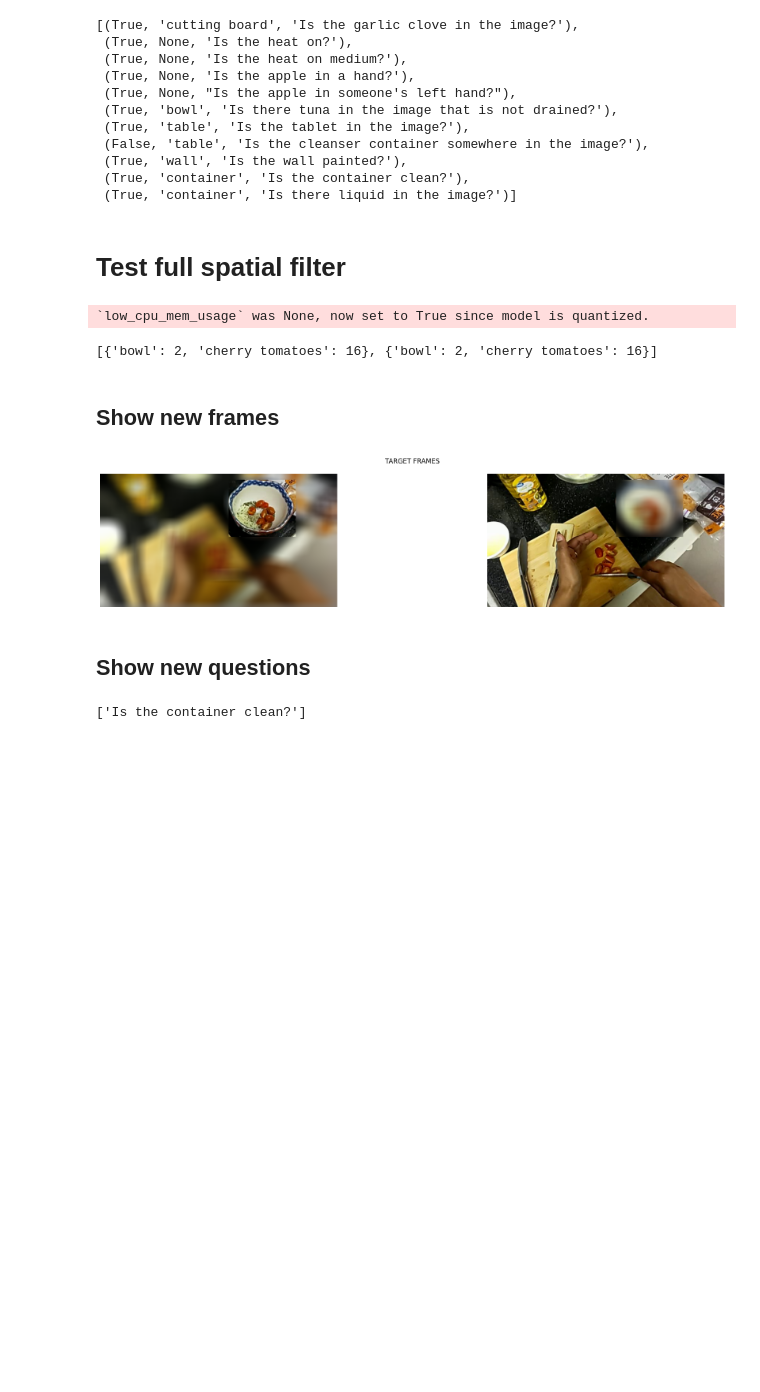
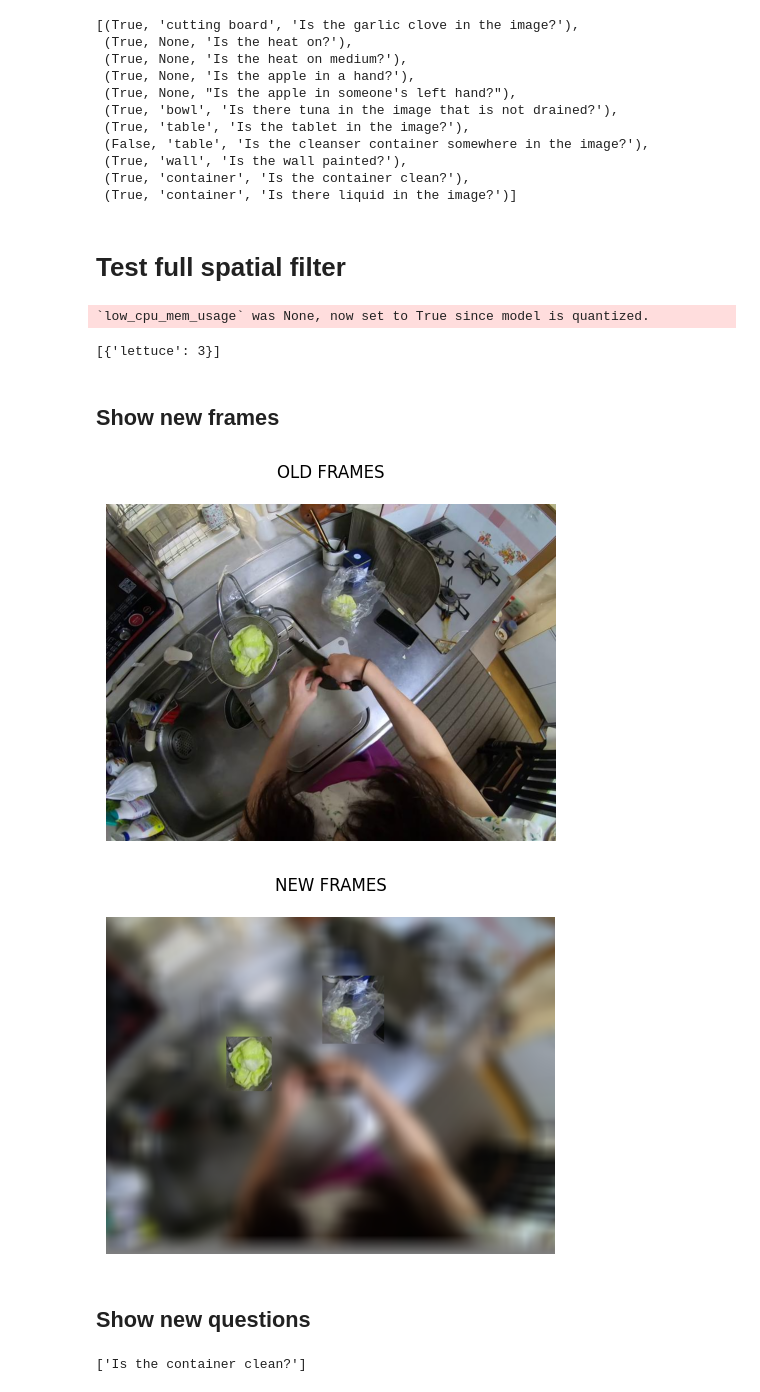
Before and after one commit to sled-group/Transparent-Coherent-PMD, a Jupyter notebook: notebooks/prototyping/spatial_filter_prototyping.ipynb, the cells around one changed output. Saved outputs shown, nothing was run; the diff lists cells and outputs as text; code cells hidden in the pictures; blank space fills up the shorter version.

Commit message:
work on debugging new blur filter

```diff
--- a/notebooks/prototyping/spatial_filter_prototyping.ipynb
+++ b/notebooks/prototyping/spatial_filter_prototyping.ipynb
@@ -56,17 +56,17 @@ import spacy
 import torch
 from travel.model.grounding import SpatialVisualFilter, ImageMaskTypes
 
-visual_filter = SpatialVisualFilter(rephrase_questions=True, mask_strength=50.0, mask_type=ImageMaskTypes.Blur, device="cuda:1" if torch.cuda.device_count() >= 2 else None)
+visual_filter = SpatialVisualFilter(rephrase_questions=True, mask_strength=40.0, mask_type=ImageMaskTypes.Blur, device="cuda:1" if torch.cuda.device_count() >= 2 else None)
 nlp = spacy.load('en_core_web_lg')
 # %% [output]
 `low_cpu_mem_usage` was None, now set to True since model is quantized.
 # %%
 from pprint import pprint
 
-questions = ["Are there cherry tomatoes in the bowl?",
-             "Are there any cherry tomatoes that are not in the bowl?"]
-frames = [Image.open("demo_images/demo_frame1.png").convert("RGB"),
-          Image.open("demo_images/demo_frame1.png").convert("RGB")]
+# questions = ["Are there cherry tomatoes in the bowl?",
+#              "Are there any cherry tomatoes that are not in the bowl?"]
+# frames = [Image.open("demo_images/demo_frame1.png").convert("RGB"),
+#           Image.open("demo_images/demo_frame1.png").convert("RGB")]
 
 # questions = ["Is the knife dirty?"]
 # frames = [Image.open("demo_images/demo_frame1.png")]
@@ -104,29 +104,49 @@ frames = [Image.open("demo_images/demo_frame1.png").convert("RGB"),
 # questions = ["Is the can dirty?"]
 # frames = [Image.open("/home/sstorks/coe-chaijy/sstorks/simulation_informed_pcr4nlu/TRAVEl_cache_dir/ego4d_val_seed222_mismatch_partition1of4/e4ab68fe-3560-4dc1-8dbf-f8d4df39f770/26/pos/frames/frame_e4ab68fe-3560-4dc1-8dbf-f8d4df39f770-26-pos_0.jpg")]
 
+questions = ["Is the lettuce dirty?"]
+frames = [Image.open("/home/sstorks/coe-chaijy/sstorks/simulation_informed_pcr4nlu/TRAVEl_cache_dir/ego4d_val_seed222_mismatch_multiframe_partition4of4/1ab9d5f7-0181-458e-a5e7-72ce87501f3e/38/pos/frames/frame_1ab9d5f7-0181-458e-a5e7-72ce87501f3e-38-pos_0.jpg")]
+
 new_frames, new_questions, target_object_counts = visual_filter(nlp, frames, questions)
 pprint(target_object_counts)
 # %% [output]
-[{'bowl': 2, 'cherry tomatoes': 16}, {'bowl': 2, 'cherry tomatoes': 16}]
+[{'lettuce': 3}]
 # %% [markdown]
 ## Show new frames
 # %%
 import matplotlib.pyplot as plt
 
 # Assuming new_frames is a list of image data
+fig, axarr = plt.subplots(1, len(frames), figsize=(22, 4))
+fig.suptitle("OLD FRAMES")
+
+# Ensure axarr is always iterable
+if len(frames) == 1:
+    axarr = [axarr]
+
+for frame, ax in zip(frames, axarr):
+    if frame is not None:
+        ax.imshow(frame)
+        ax.axis('off')  # Hide the axes for better visualization
+
+plt.tight_layout()
+plt.show()
+
+# Assuming new_frames is a list of image data
 fig, axarr = plt.subplots(1, len(new_frames), figsize=(22, 4))
-fig.suptitle("TARGET FRAMES")
+fig.suptitle("NEW FRAMES")
 
 # Ensure axarr is always iterable
 if len(new_frames) == 1:
     axarr = [axarr]
 
 for frame, ax in zip(new_frames, axarr):
     if frame is not None:
         ax.imshow(frame)
         ax.axis('off')  # Hide the axes for better visualization
 
 plt.tight_layout()
 plt.show()
 # %% [output]
-[figure, old version]
+[figure, new version]
+[figure, added]
```
Also changed, not shown: parts of 1 cell of this notebook, 2 other files.
